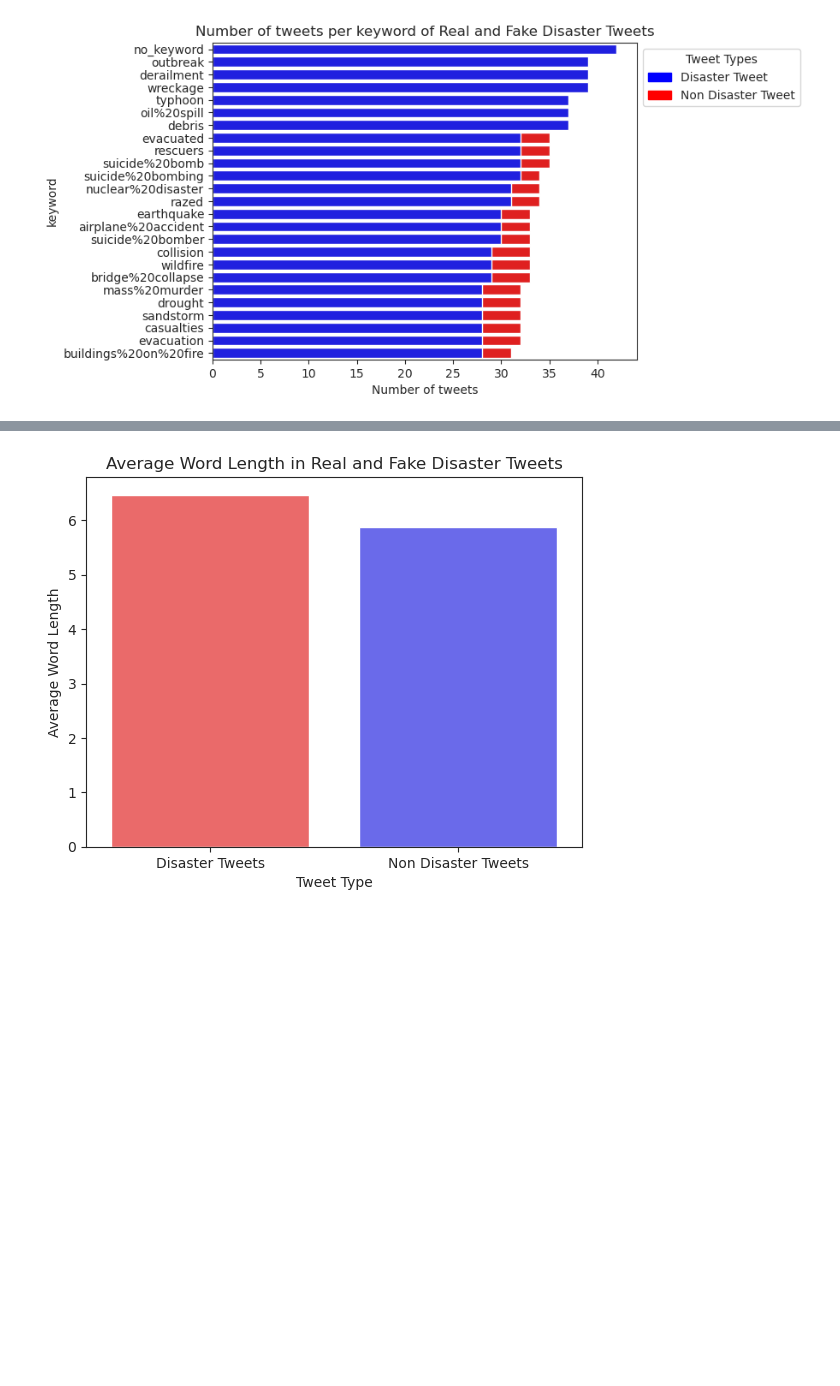
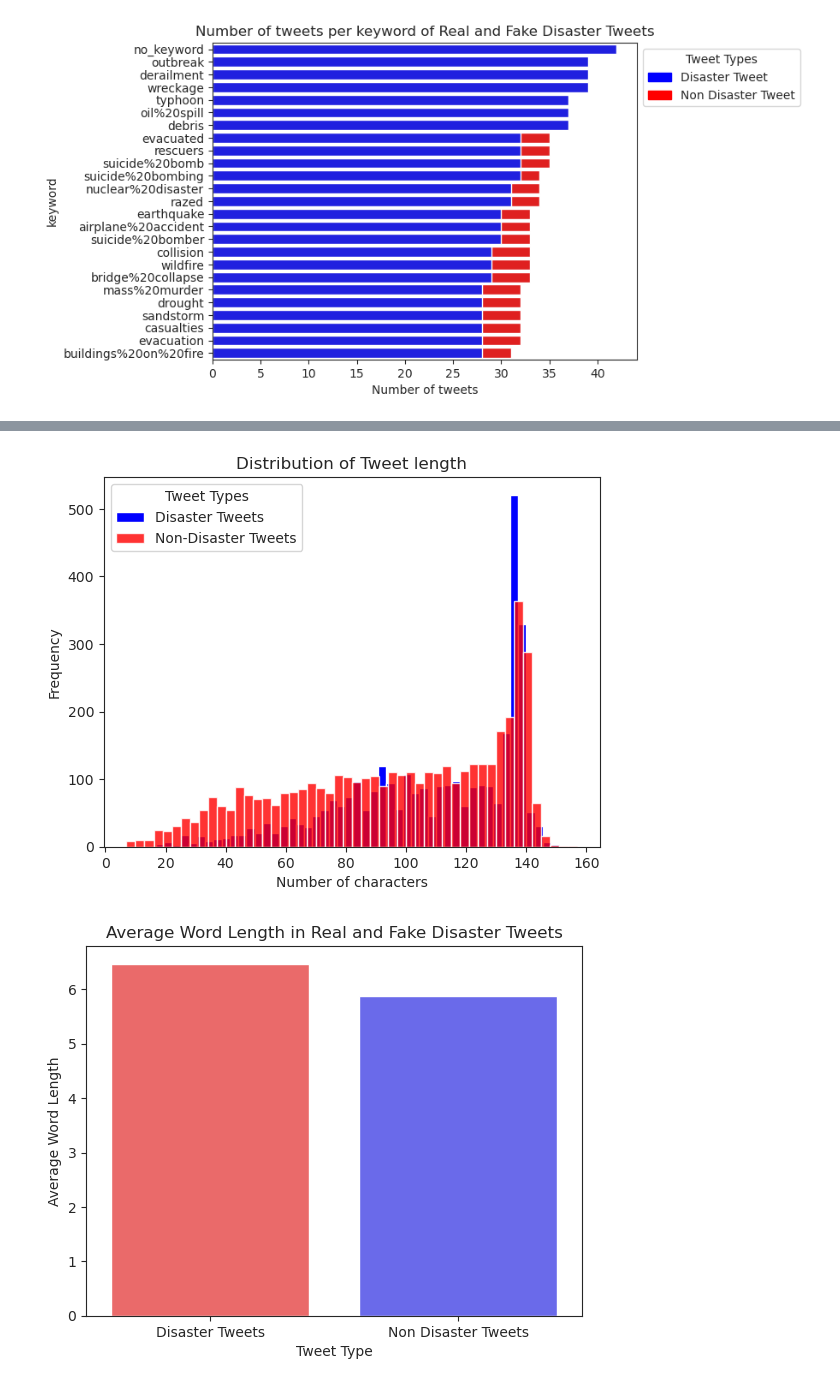
Before and after one commit to b3ccaMR/NLP-Disaster-Tweets, a Jupyter notebook: nlp-tweets.ipynb, the cells around one changed output, grey strips where cells are left out. Saved outputs shown, nothing was run; the diff lists cells and outputs as text; code cells hidden in the pictures; blank space fills up the shorter version.

```diff
--- a/nlp-tweets.ipynb
+++ b/nlp-tweets.ipynb
@@ -148,3 +148,18 @@ plt.show()
+# %%
+#Frequency distribution of tweets character lenght
+real_len = df[df['target'] == 1]['text'].str.len()
+fake_len = df[df['target'] == 0]['text'].str.len()
+
+plt.hist(real_len, bins=50, alpha=1, label='Disaster Tweets', color='blue')
+plt.hist(fake_len, bins=50, alpha=.8, label='Non-Disaster Tweets', color='red')
+
+plt.xlabel('Number of characters')
+plt.ylabel('Frequency')
+plt.title('Distribution of Tweet length')
+plt.legend(title = "Tweet Types")
+plt.show()
+# %% [output]
+[figure, added]
 # %%
 # Calculate the average word length for each set of tweets
 real_avg_word_len = real["text"].str.split().apply(lambda x: sum(len(word) for word in x)/len(x)).mean()
```
Also changed, not shown: parts of 5 cells of this notebook.
